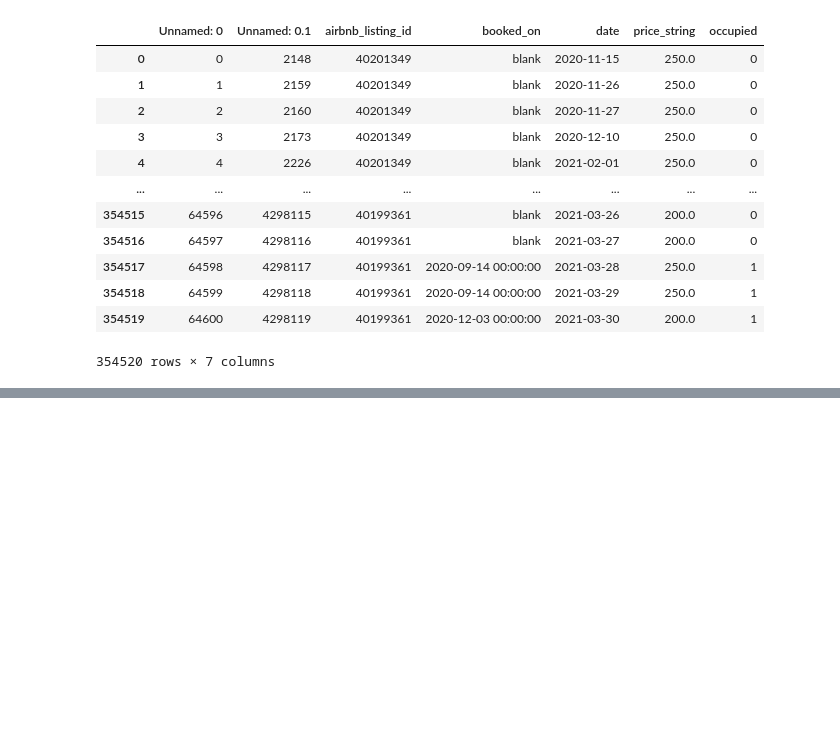
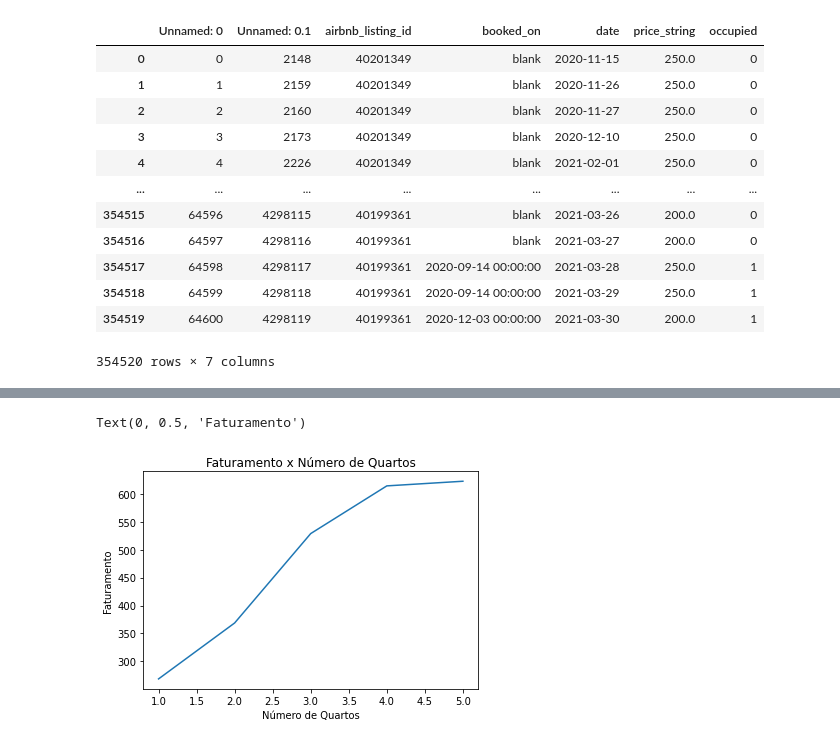
Before and after one commit to spiovezana/Seazone, a Jupyter notebook: SeazoneCode.ipynb, the cells around one changed output, grey strips where cells are left out. Cells and saved outputs as stored; diff of their text form; code cells hidden in the pictures; blank space fills up the shorter version.

```diff
--- a/SeazoneCode.ipynb
+++ b/SeazoneCode.ipynb
@@ -102,0 +179,10 @@ base_merged
+# %%
+# A terceira análise será com relação ao número de quartos.
+# Para essa análise, por não ter certeza que valor atribuir as instâncias nulas, achei melhor excluir esses valores.
+# Novamente levando em consideração somente os anúncios ocupados e calculando a média de faturamento de cada anúncio.
+# Posteriormente agrupando pelo número de quartos e calculando a média de faturamento.
+bedrooms = base_occupied
+bedrooms['number_of_bedrooms'].dropna()
+bedrooms = bedrooms.groupby(by=['airbnb_listing_id']).mean('price_string')
+bedrooms = bedrooms.groupby(by=['number_of_bedrooms']).mean('price_string')
+bedrooms
@@ -102,0 +197,11 @@ base_merged
+# %%
+# Os dados seguem uma tendência obvia nesse quesito. Quanto mais quartos o anúncio possui, maior o seu faturamento.
+# Pode-se considerar que esses dados se devem ao tamanho do imóvel e sua qualidade,
+bedrooms['number_of_bedrooms'] = bedrooms.index
+plt.plot(bedrooms.number_of_bedrooms, bedrooms.price_string)
+plt.title('Faturamento x Número de Quartos')
+plt.xlabel('Número de Quartos')
+plt.ylabel('Faturamento')
+# %% [output]
+Text(0, 0.5, 'Faturamento')
+[figure, added]
```
Also changed, not shown: parts of 23 cells of this notebook.
